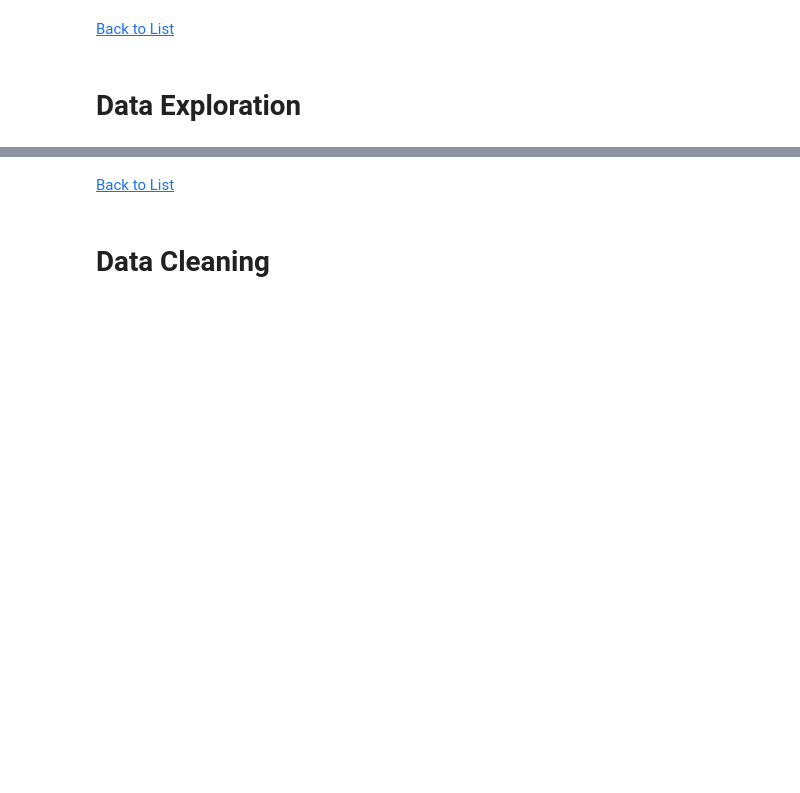
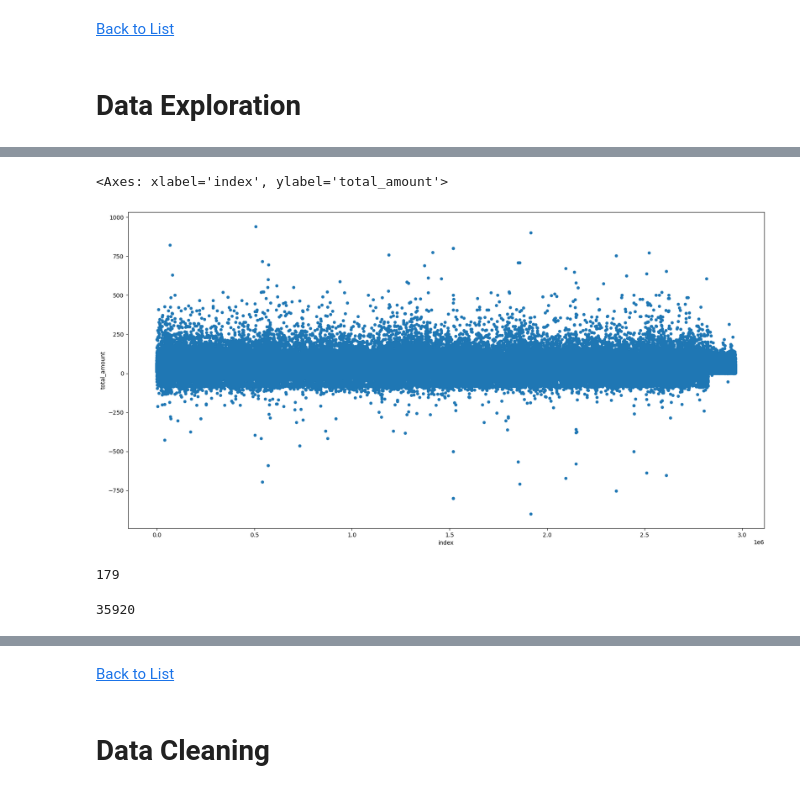
Before and after one commit to AliSalimkhani/NYC-Taxi-Analysis, a Jupyter notebook: NYC_texi_analyze.ipynb, the cells around one changed output, grey strips where cells are left out. Saved outputs shown, nothing was run; the diff lists cells and outputs as text; code cells hidden in the pictures; blank space fills up the shorter version.

```diff
--- a/NYC_texi_analyze.ipynb
+++ b/NYC_texi_analyze.ipynb
@@ -44,0 +96,13 @@ taxi_df.head()
+# %%
+taxi_df[taxi_df['total_amount'] < 1000].reset_index().plot( kind = 'scatter' , y = 'total_amount' , x = 'index' , figsize = (20,10))
+# %% [output]
+<Axes: xlabel='index', ylabel='total_amount'>
+[figure, added]
+# %%
+ taxi_df[taxi_df['total_amount'] > 400].shape[0]
+# %% [output]
+179
+# %%
+taxi_df[taxi_df['total_amount'] <= 0 ].shape[0]
+# %% [output]
+35920
```
Also changed, not shown: parts of 36 cells of this notebook.
